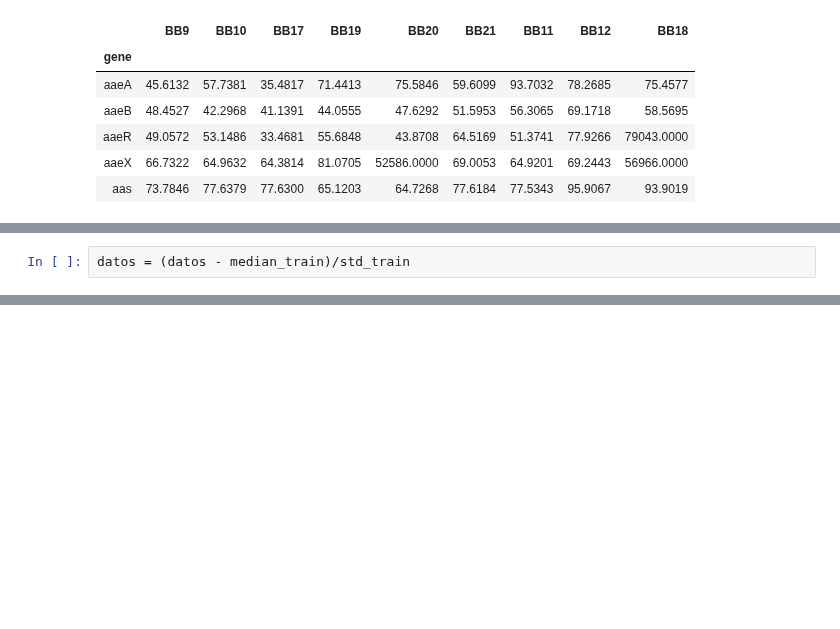
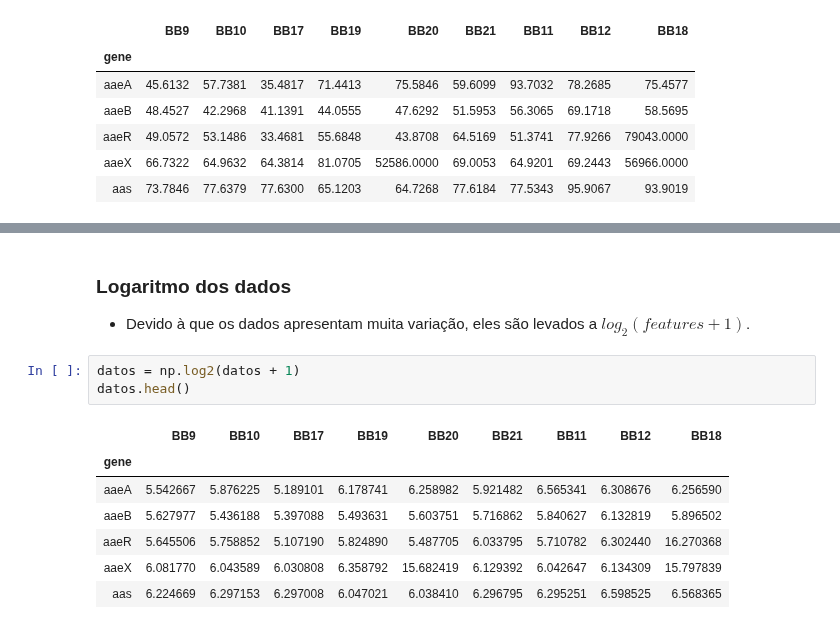
Before and after one commit to ejrueda/MasterUFPA, a Jupyter notebook: Proyectos/BioInformática/Data pre-processing.ipynb, the cells around one changed output, grey strips where cells are left out. Cells and saved outputs as stored; diff of their text form; blank space fills up the shorter version.

Commit message:
preprocesado dos dados

```diff
--- a/Proyectos/BioInformática/Data pre-processing.ipynb
+++ b/Proyectos/BioInformática/Data pre-processing.ipynb
@@ -235,2 +20,0 @@ X_train = (X_train - median_train)/std_train
-# %%
-datos = (datos - median_train)/std_train
@@ -569,0 +21,14 @@ fig.show()
+# %% [markdown]
+### Logaritmo dos dados
+- Devido à que os dados apresentam muita variação, eles são levados a $log_{2}(features + 1)$.
+# %%
+datos = np.log2(datos + 1)
+datos.head()
+# %% [output]
+|  | BB9 | BB10 | BB17 | BB19 | BB20 | BB21 | BB11 | BB12 | BB18 |
+| gene |  |  |  |  |  |  |  |  |  |
+| aaeA | 5.542667 | 5.876225 | 5.189101 | 6.178741 | 6.258982 | 5.921482 | 6.565341 | 6.308676 | 6.256590 |
+| aaeB | 5.627977 | 5.436188 | 5.397088 | 5.493631 | 5.603751 | 5.716862 | 5.840627 | 6.132819 | 5.896502 |
+| aaeR | 5.645506 | 5.758852 | 5.107190 | 5.824890 | 5.487705 | 6.033795 | 5.710782 | 6.302440 | 16.270368 |
+| aaeX | 6.081770 | 6.043589 | 6.030808 | 6.358792 | 15.682419 | 6.129392 | 6.042647 | 6.134309 | 15.797839 |
+| aas | 6.224669 | 6.297153 | 6.297008 | 6.047021 | 6.038410 | 6.296795 | 6.295251 | 6.598525 | 6.568365 |
```
Also changed, not shown: parts of 58 cells of this notebook, 2 other files.
